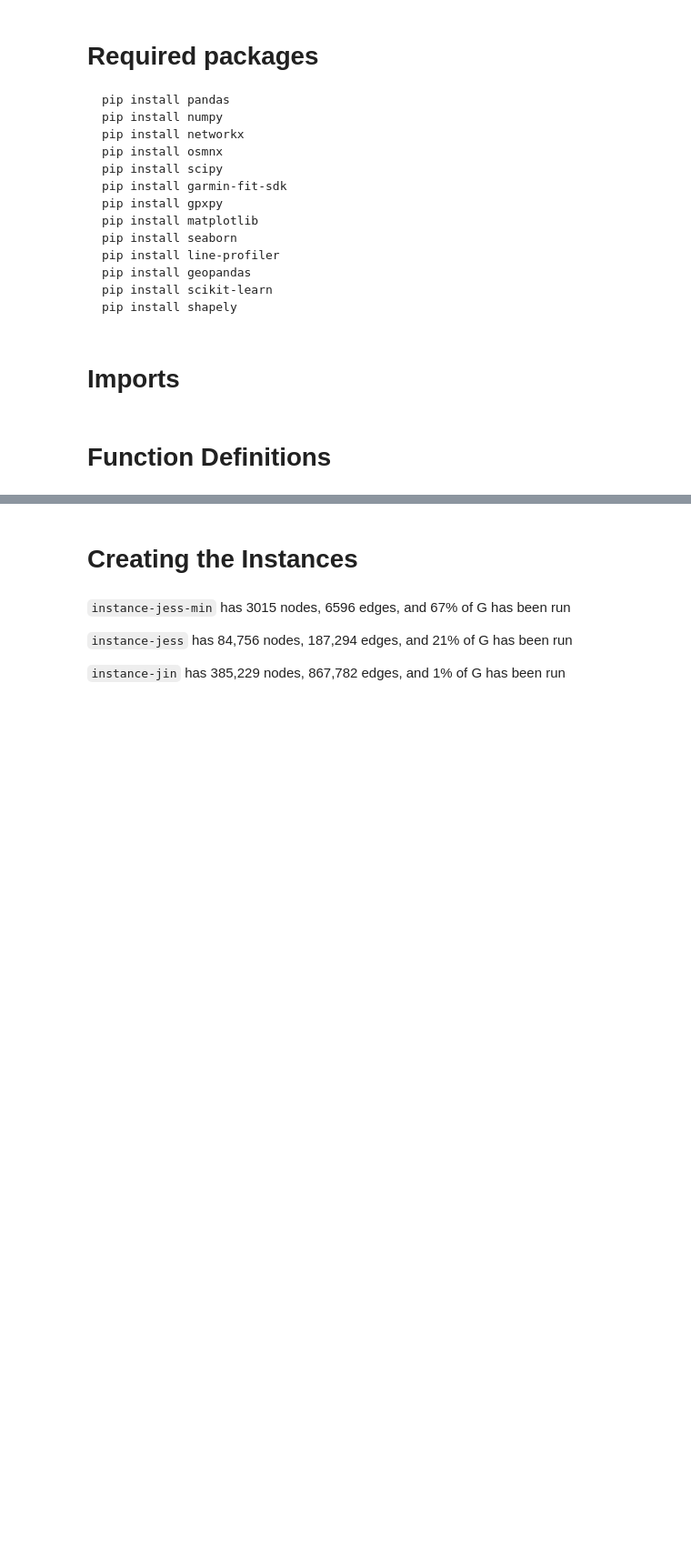
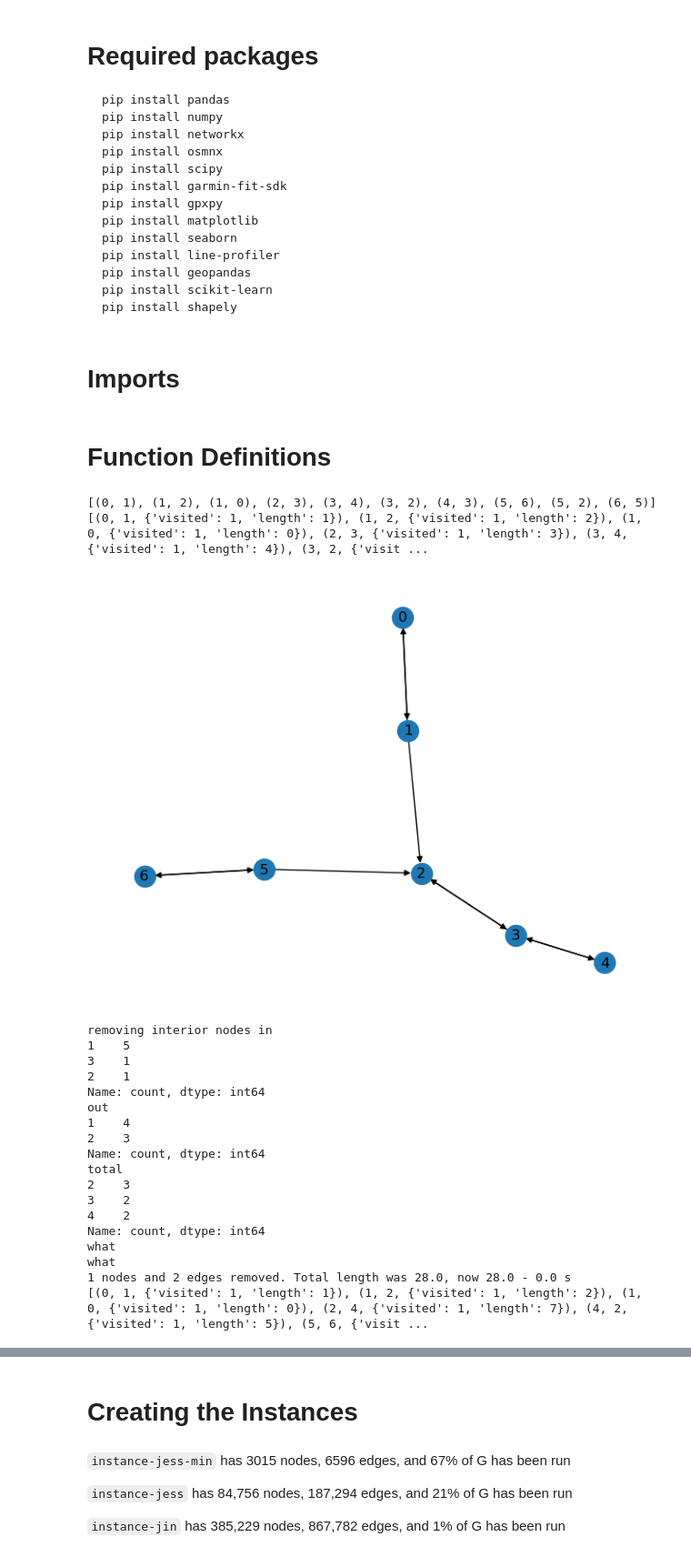
Before and after one commit to jingng/MIE1603-Project, a Jupyter notebook: StravaDataLoader.ipynb, the cells around one changed output, grey strips where cells are left out. Shown at 91% size. Cells and saved outputs as stored; diff of their text form; code cells hidden in the pictures; blank space fills up the shorter version.

```diff
--- a/StravaDataLoader.ipynb
+++ b/StravaDataLoader.ipynb
@@ -534,0 +621,37 @@ def add_profit_penalty(G, C, plot=True):
+# %%
+path = nx.path_graph(5, nx.DiGraph)
+nx.add_path(path, [4, 3, 2])
+nx.add_path(path, [1, 0])
+nx.add_path(path, [5, 6])
+nx.add_path(path, [6, 5, 2])
+nx.set_edge_attributes(path, 1, "visited")
+print(list(path.edges))
+nx.set_edge_attributes(path, {(u, v): v for u, v in path.edges}, "length")
+print(list(path.edges(data=True)))
+nx.draw(path, labels={node: str(node) for node in path.nodes})
+plt.show()
+remove_interior_nodes(path)
+print(list(path.edges(data=True)))
+nx.draw(path, labels={node: str(node) for node in path.nodes})
+# %% [output]
+[(0, 1), (1, 2), (1, 0), (2, 3), (3, 4), (3, 2), (4, 3), (5, 6), (5, 2), (6, 5)]
+[(0, 1, {'visited': 1, 'length': 1}), (1, 2, {'visited': 1, 'length': 2}), (1, 0, {'visited': 1, 'length': 0}), (2, 3, {'visited': 1, 'length': 3}), (3, 4, {'visited': 1, 'length': 4}), (3, 2, {'visit ...
+[figure, added]
+removing interior nodes in
+1    5
+3    1
+2    1
+Name: count, dtype: int64
+out
+1    4
+2    3
+Name: count, dtype: int64
+total
+2    3
+3    2
+4    2
+Name: count, dtype: int64
+what
+what
+1 nodes and 2 edges removed. Total length was 28.0, now 28.0 - 0.0 s
+[(0, 1, {'visited': 1, 'length': 1}), (1, 2, {'visited': 1, 'length': 2}), (1, 0, {'visited': 1, 'length': 0}), (2, 4, {'visited': 1, 'length': 7}), (4, 2, {'visited': 1, 'length': 5}), (5, 6, {'visit ...
```
Also changed, not shown: parts of 12 cells of this notebook, 12 other files.
